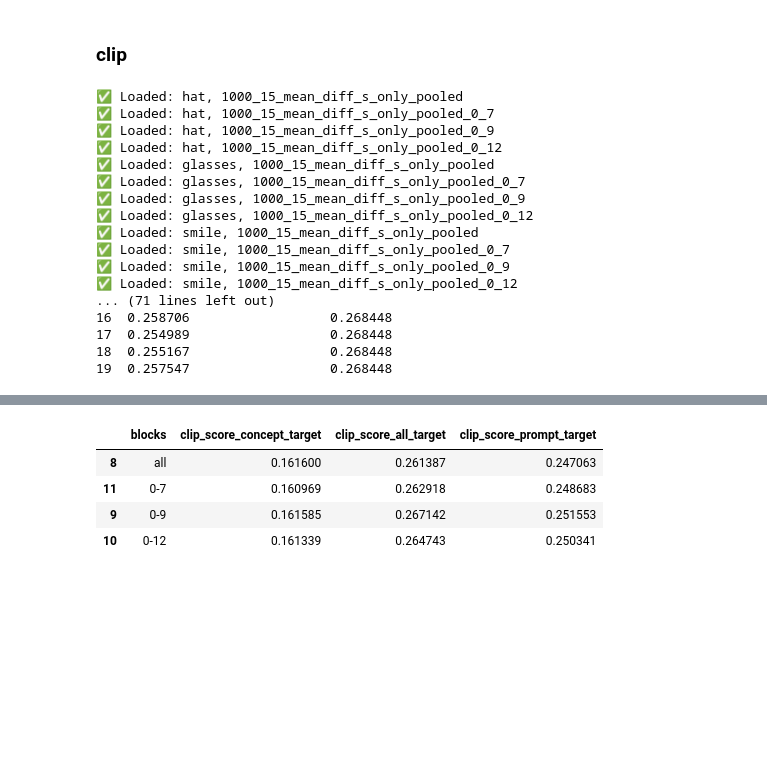
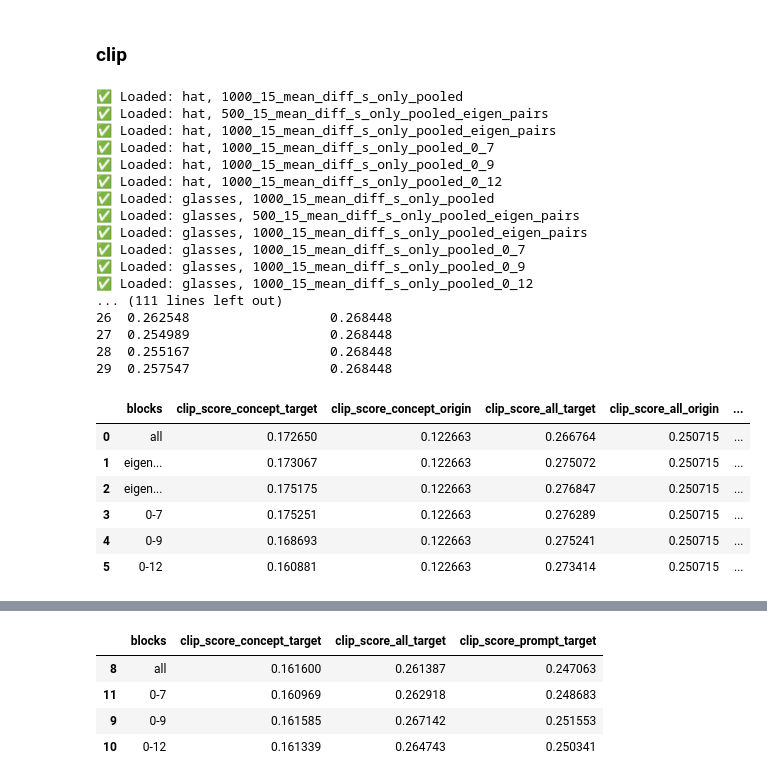
Before and after one commit to ControlGenAI/SHIFT, a Jupyter notebook: metrics_new.ipynb, the cells around one changed output, grey strips where cells are left out. Drawn from its saved outputs; the diff is of its cells as text; code cells hidden in the pictures; blank space fills up the shorter version.

```diff
--- a/metrics_new.ipynb
+++ b/metrics_new.ipynb
@@ -115,6 +115,8 @@ root_dir = "experiments/flux_schnell/add/generated_images/" # Update to your bas
 concepts = ['hat', 'glasses', 'smile', 'lipstick', "apple"] # Add your actual concepts
 
 facts = ['1000_15_mean_diff_s_only_pooled',
+         "500_15_mean_diff_s_only_pooled_eigen_pairs",
+         "1000_15_mean_diff_s_only_pooled_eigen_pairs",
          '1000_15_mean_diff_s_only_pooled_0_7',
          '1000_15_mean_diff_s_only_pooled_0_9',
          '1000_15_mean_diff_s_only_pooled_0_12'] # Add your fact identifiers
@@ -159,25 +161,40 @@ print("\n--- Final Data Table ---")
 print(df)
 # %% [output]
 ✅ Loaded: hat, 1000_15_mean_diff_s_only_pooled
+✅ Loaded: hat, 500_15_mean_diff_s_only_pooled_eigen_pairs
+✅ Loaded: hat, 1000_15_mean_diff_s_only_pooled_eigen_pairs
 ✅ Loaded: hat, 1000_15_mean_diff_s_only_pooled_0_7
 ✅ Loaded: hat, 1000_15_mean_diff_s_only_pooled_0_9
 ✅ Loaded: hat, 1000_15_mean_diff_s_only_pooled_0_12
 ✅ Loaded: glasses, 1000_15_mean_diff_s_only_pooled
+✅ Loaded: glasses, 500_15_mean_diff_s_only_pooled_eigen_pairs
+✅ Loaded: glasses, 1000_15_mean_diff_s_only_pooled_eigen_pairs
 ✅ Loaded: glasses, 1000_15_mean_diff_s_only_pooled_0_7
 ✅ Loaded: glasses, 1000_15_mean_diff_s_only_pooled_0_9
 ✅ Loaded: glasses, 1000_15_mean_diff_s_only_pooled_0_12
-✅ Loaded: smile, 1000_15_mean_diff_s_only_pooled
-✅ Loaded: smile, 1000_15_mean_diff_s_only_pooled_0_7
-✅ Loaded: smile, 1000_15_mean_diff_s_only_pooled_0_9
-✅ Loaded: smile, 1000_15_mean_diff_s_only_pooled_0_12
-... (71 lines left out)
-16  0.258706                  0.268448
-17  0.254989                  0.268448
-18  0.255167                  0.268448
-19  0.257547                  0.268448
+... (111 lines left out)
+26  0.262548                  0.268448
+27  0.254989                  0.268448
+28  0.255167                  0.268448
+29  0.257547                  0.268448
 # %%
 # 3. Calculate Mean across Concepts for each Fact
 # We group by 'fact' and calculate the mean of all numeric metric columns
+# %%
+mean_per_fact = df.groupby('blocks', as_index=False).mean(numeric_only=True)
+
+pd.set_option('display.max_colwidth', 9)
+mean_per_fact['blocks'] = ['all', 'eigen-500', 'eigen-1000', '0-7', '0-9', '0-12']
+mean_per_fact.drop('mean_clip_img_sim', axis=1, inplace=True)
+mean_per_fact
+# %% [output]
+|  | blocks | clip_score_concept_target | clip_score_concept_origin | clip_score_all_target | clip_score_all_origin | ... |
+| 0 | all | 0.172650 | 0.122663 | 0.266764 | 0.250715 | ... |
+| 1 | eigen... | 0.173067 | 0.122663 | 0.275072 | 0.250715 | ... |
+| 2 | eigen... | 0.175175 | 0.122663 | 0.276847 | 0.250715 | ... |
+| 3 | 0-7 | 0.175251 | 0.122663 | 0.276289 | 0.250715 | ... |
+| 4 | 0-9 | 0.168693 | 0.122663 | 0.275241 | 0.250715 | ... |
+| 5 | 0-12 | 0.160881 | 0.122663 | 0.273414 | 0.250715 | ... |
 # %%
 mean_per_fact = df.groupby('blocks', as_index=False).mean(numeric_only=True)
 
```
Also changed, not shown: parts of 2 cells of this notebook, 30 other files.
